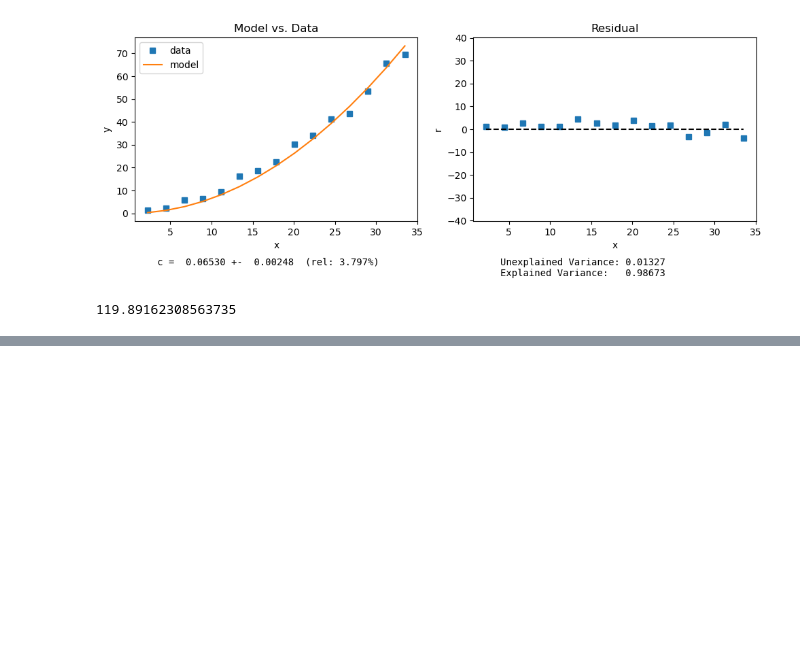
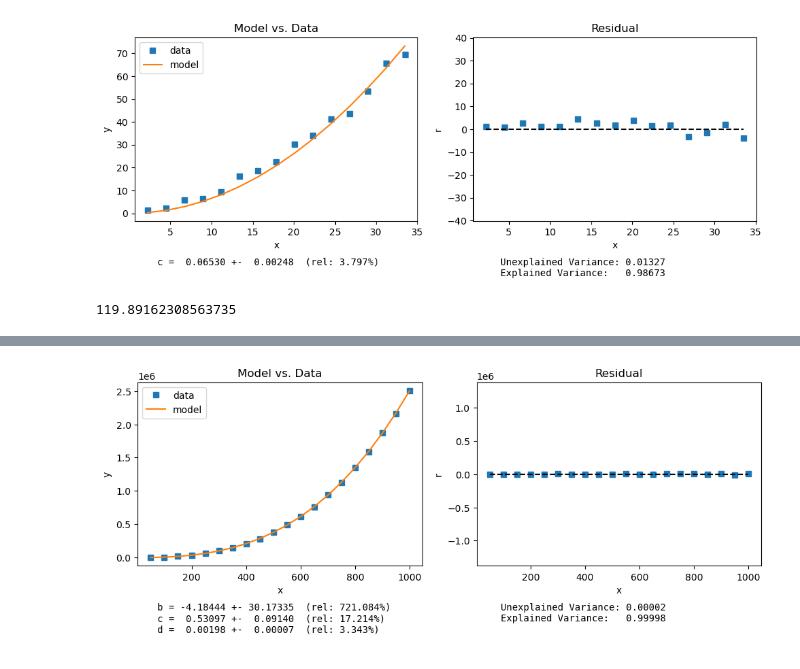
Before and after one commit to ririye01/math4334-MathModelingNotebooks, a Jupyter notebook: homework/hw2a/hw2a.ipynb, the cells around one changed output, grey strips where cells are left out. Drawn from its saved outputs; the diff is of its cells as text; code cells hidden in the pictures; blank space fills up the shorter version.

```diff
--- a/homework/hw2a/hw2a.ipynb
+++ b/homework/hw2a/hw2a.ipynb
@@ -265,0 +340,11 @@ p2xa(44.704, *fit2xa)
+# %%
+def p3xa(x, b, c, d):
+    return b*x + c*x**2 + d*x**3
+def p3xab(x, c, d):
+    return c*x**2+ d*x**3
+def p3xabc(x, d):
+    return d*x**3
+# %%
+fit3xa, err3xa = classlib4334.fit_and_plot(p3xa, x, y, residual=True)
+# %% [output]
+[figure, added]
```
Also changed, not shown: parts of 15 cells of this notebook, 8 other files.
